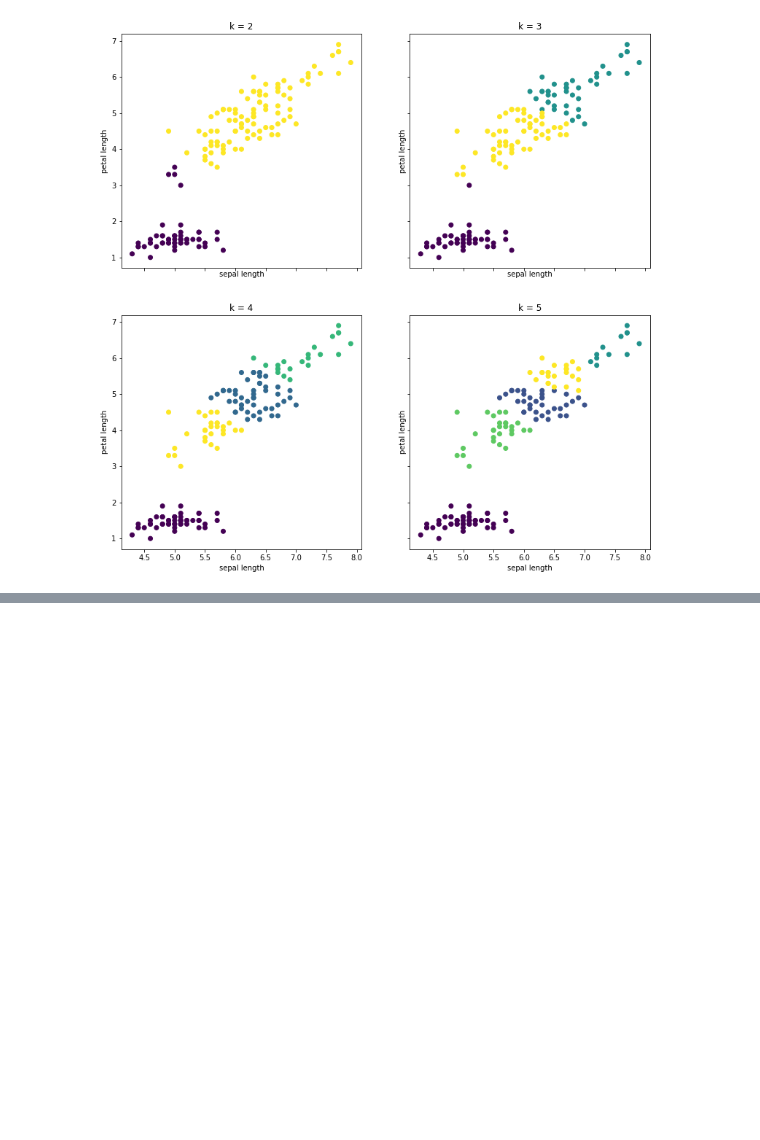
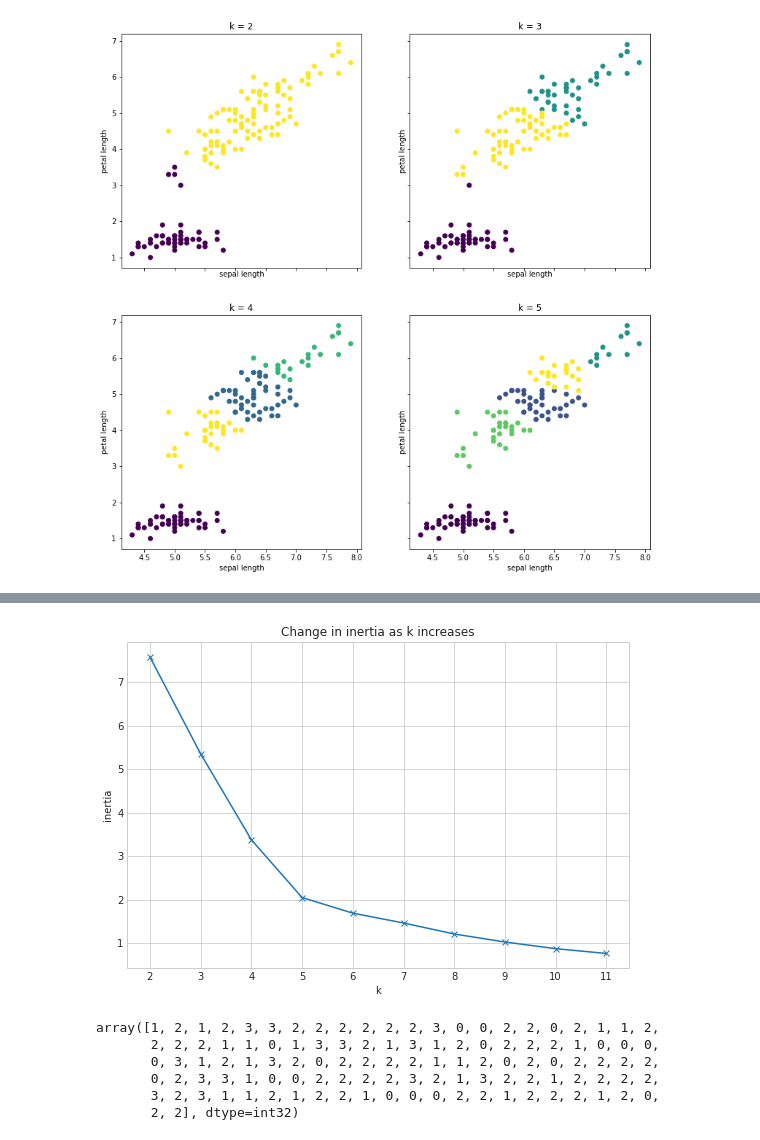
Before and after one commit to QinzhiChen/clustering-exercises, a Jupyter notebook: modeling.ipynb, the cells around one changed output, grey strips where cells are left out. Cells and saved outputs as stored; diff of their text form; code cells hidden in the pictures; blank space fills up the shorter version.

```diff
--- a/modeling.ipynb
+++ b/modeling.ipynb
@@ -227,0 +307,34 @@ train_scaled.head()
+# %%
+def cluster2(target):
+    X = target[['annual_income_scaled', 'spending_score_scaled']]
+    with plt.style.context('seaborn-whitegrid'):
+    #graph size
+        plt.figure(figsize=(9, 6))
+        pd.Series({k: KMeans(k).fit(X).inertia_ for k in range(2, 12)}).plot(marker='x')
+        plt.xticks(range(2, 12))
+        plt.xlabel('k')
+        plt.ylabel('inertia')
+        plt.title('Change in inertia as k increases')
+        kmeans = KMeans(n_clusters=3)
+    kmeans.fit(X)
+
+    kmeans.predict(X)
+    target['cluster']= kmeans.predict(X)
+# %%
+cluster2(train_scaled)
+# %% [output]
+[figure, added]
+# %%
+X = train_scaled[['spending_score_scaled', 'annual_income_scaled']]
+kmeans = KMeans(n_clusters=4)
+kmeans.fit(X)
+
+clusters = kmeans.predict(X)
+clusters
+# %% [output]
+array([1, 2, 1, 2, 3, 3, 2, 2, 2, 2, 2, 2, 3, 0, 0, 2, 2, 0, 2, 1, 1, 2,
+       2, 2, 2, 1, 1, 0, 1, 3, 3, 2, 1, 3, 1, 2, 0, 2, 2, 2, 1, 0, 0, 0,
+       0, 3, 1, 2, 1, 3, 2, 0, 2, 2, 2, 2, 1, 1, 2, 0, 2, 0, 2, 2, 2, 2,
+       0, 2, 3, 3, 1, 0, 0, 2, 2, 2, 2, 3, 2, 1, 3, 2, 2, 1, 2, 2, 2, 2,
+       3, 2, 3, 1, 1, 2, 1, 2, 2, 1, 0, 0, 0, 2, 2, 1, 2, 2, 2, 1, 2, 0,
+       2, 2], dtype=int32)
```
Also changed, not shown: parts of 12 cells of this notebook.
